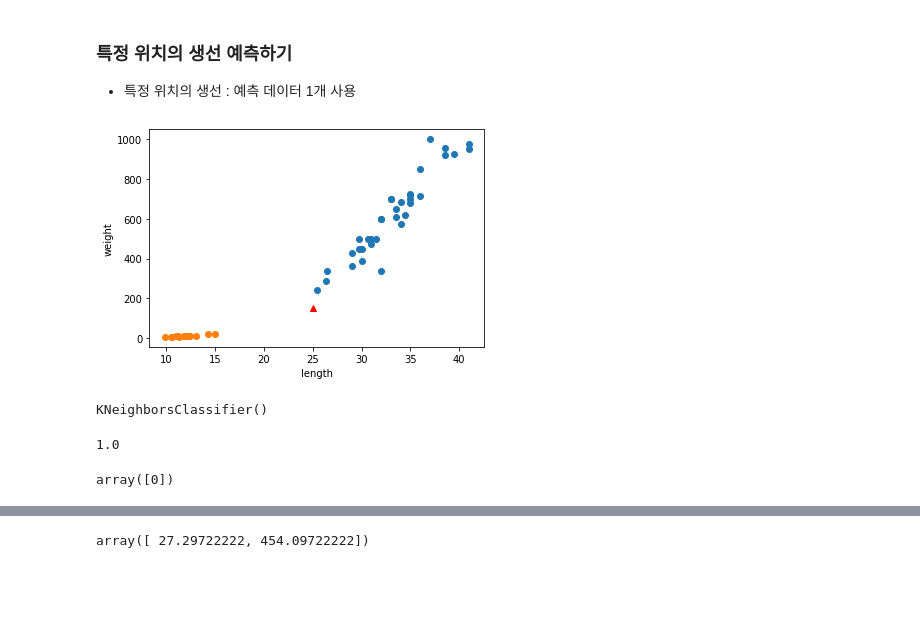
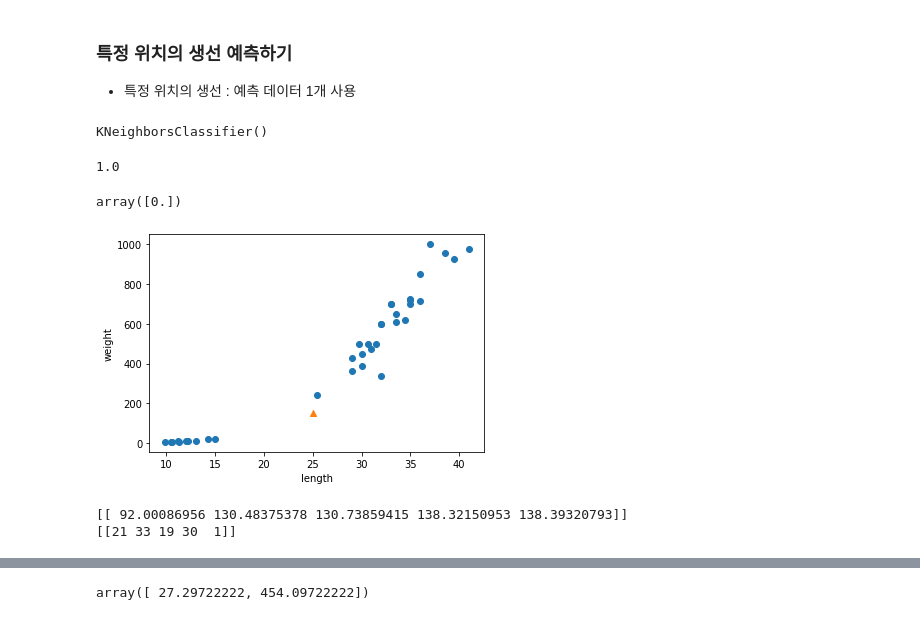
Before and after one commit to JIDONGJU/StudyPython22, a Jupyter notebook: ML/02_day/01_전처리.ipynb, the cells around one changed output, grey strips where cells are left out. Cells and saved outputs as stored; diff of their text form; code cells hidden in the pictures; blank space fills up the shorter version.

```diff
--- a/ML/02_day/01_전처리.ipynb
+++ b/ML/02_day/01_전처리.ipynb
@@ -138,5 +147,3 @@ array([1., 1., 1., 1., 1., 1., 1., 1., 1., 1., 1., 1., 1., 1., 1., 1., 1.,
 - test_data, test_target : 평가 및 예측에 사용
 # %%
-### 어제 사용한 방식으로 훈련 및 테스트 데이터세트 생성하기
-kn = KNeighborsClassifier()
-kn.fit(fish_data, fish_target)
+### 어제 사용한 방식으로 훈련 및 테스트 데이터세트 생성해 주세요~
@@ -194,14 +212,11 @@ test_target
 # %%
 ### 샘플링 편향을 최소화 하기 위한 방법으로
-# stratify 속성을 사용
-# 속성에는 기준값을 넣습니다 (보통 종속데이터)
-# 종속데이터의 분류 값을 기준으로 test_size의 비율로 섞어줍니다
-
-train_input, test_input, train_target, test_target = train_test_split(fish_data,
-                                                                      fish_target,
-                                                                      stratify=fish_target,
-                                                                      test_size=0.25,
-                                                                      random_state=42)
+# - stratify 속성을 사용..
+# - 속성에는 기준값을 넣줍니다. (보통 종속데이터)
+# - 종속데이터의 분류 값을 기준으로 test_size의 비율로 섞어줍니다.
+train_input, test_input, train_target, test_target = \
+    train_test_split(fish_data, fish_target, stratify = fish_target,
+                     test_size=0.25, random_state=42)
 # %%
 test_target
 # %% [output]
@@ -219,0 +240,12 @@ test_target
+# %%
+kn.fit(train_input, train_target)
+# %% [output]
+KNeighborsClassifier()
+# %%
+kn.score(test_input, test_target)
+# %% [output]
+1.0
+# %%
+kn.predict([[25, 150]])
+# %% [output]
+array([0.])
@@ -220,17 +254,10 @@ test_target
 # %%
-import matplotlib.pyplot as plt
+# 산점도 scatter()
+plt.scatter(train_input[: , 0], train_input[:, 1])
+plt.scatter(25, 150, marker="^")
 
-# 도미 산점도로 표현하기
-plt.scatter(bream_length, bream_weight)
-
-# 빙어 산점도로 표현하기
-plt.scatter(smelt_length, smelt_weight)
-
-# 새로운 생선
-plt.scatter(25,150,marker="^", c='red')
-
-plt.xlabel('length')
-plt.ylabel('weight')
+plt.xlabel("length")
+plt.ylabel("weight")
 plt.show()
 # %% [output]
-[figure, old version]
+[figure, new version]
@@ -241,16 +264,14 @@ kn = KNeighborsClassifier()
-# %%
-# 훈련
-kn.fit(train_input, train_target)
-# %% [output]
-KNeighborsClassifier()
-# %%
-# 정확도
-kn.score(test_input, test_target)
-# %% [output]
-1.0
-# %%
-# 예측
-kn.predict([[25,150]])
-# %% [output]
-array([0])
+# %%
+#### 사용된 이웃값 확인하기
+# - 모델 생성시 기본 5개의 이웃으로 지정되어 훈련이 됩니다.
+# - 이웃 5개의 값을 추출하기 위해서는 kneighbors() 함수를 사용합니다.
+# - kneighbors()함수의 반환값은 2개..
+# - 첫번째 값은 : 특정 생선과 이웃과의 거리
+# - 두번째 값은 : 이웃 5개의 실제 위치(인덱스번호)
+distances, indexes = kn.kneighbors([[25, 150]])
+print(distances)
+print(indexes)
+# %% [output]
+[[ 92.00086956 130.48375378 130.73859415 138.32150953 138.39320793]]
+[[21 33 19 30  1]]
 # %%
```
Also changed, not shown: parts of 44 cells of this notebook.
